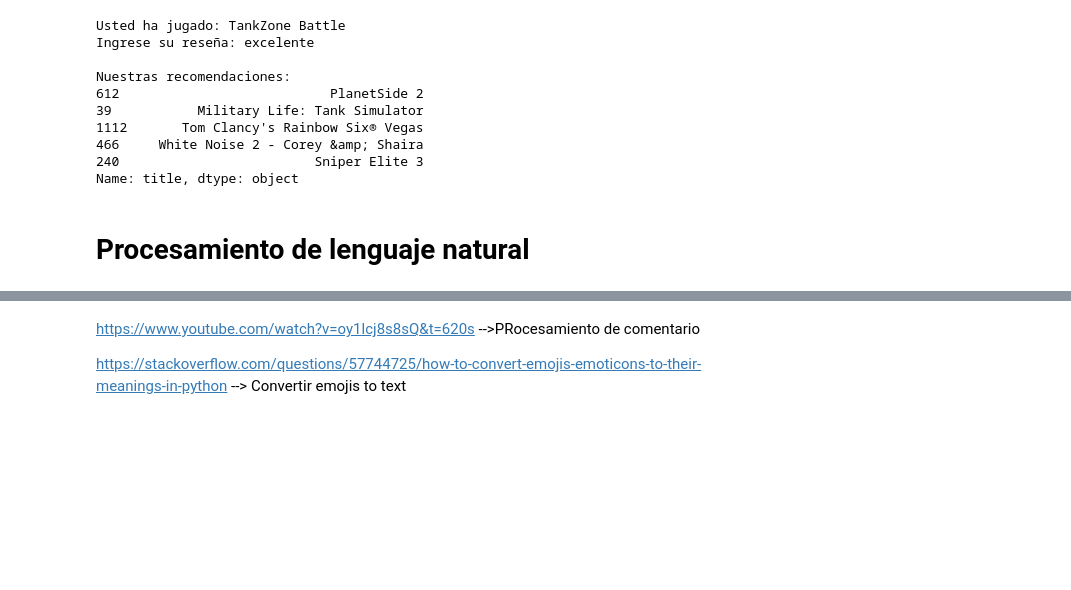
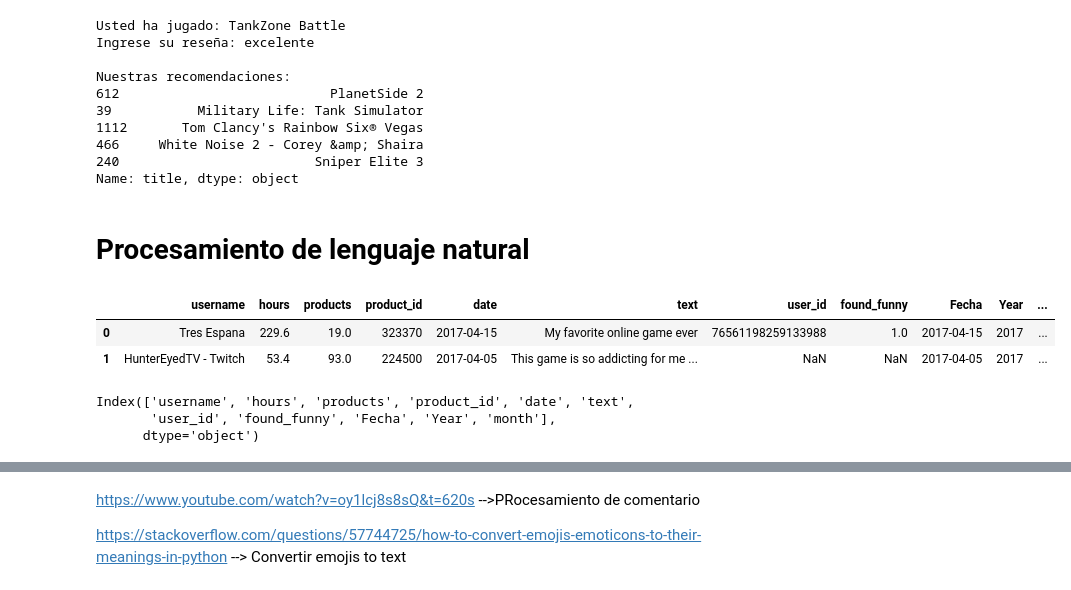
Before and after one commit to nestorjuarezR/Data_Science, a Jupyter notebook: Proyecto3.ipynb, the cells around one changed output, grey strips where cells are left out. Saved outputs shown, nothing was run; the diff lists cells and outputs as text; code cells hidden in the pictures; blank space fills up the shorter version.

```diff
--- a/Proyecto3.ipynb
+++ b/Proyecto3.ipynb
@@ -373,3 +398,15 @@ Nuestras recomendaciones:
 Name: title, dtype: object
 # %% [markdown]
 # Procesamiento de lenguaje natural
+# %%
+df_reviews.head(2)
+# %% [output]
+|  | username | hours | products | product_id | date | text | user_id | found_funny | Fecha | Year | ... |
+| 0 | Tres Espana | 229.6 | 19.0 | 323370 | 2017-04-15 | My favorite online game ever | 76561198259133988 | 1.0 | 2017-04-15 | 2017 | ... |
+| 1 | HunterEyedTV - Twitch | 53.4 | 93.0 | 224500 | 2017-04-05 | This game is so addicting for me ... | NaN | NaN | 2017-04-05 | 2017 | ... |
+# %%
+df_reviews.columns
+# %% [output]
+Index(['username', 'hours', 'products', 'product_id', 'date', 'text',
+       'user_id', 'found_funny', 'Fecha', 'Year', 'month'],
+      dtype='object')
```
Also changed, not shown: parts of 40 cells of this notebook.
